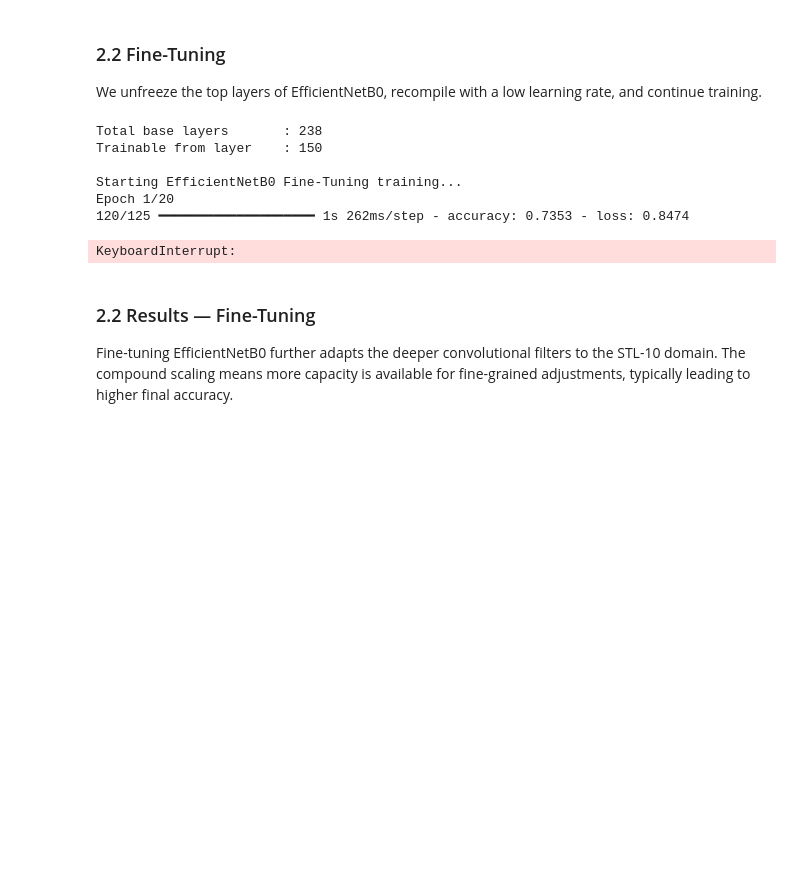
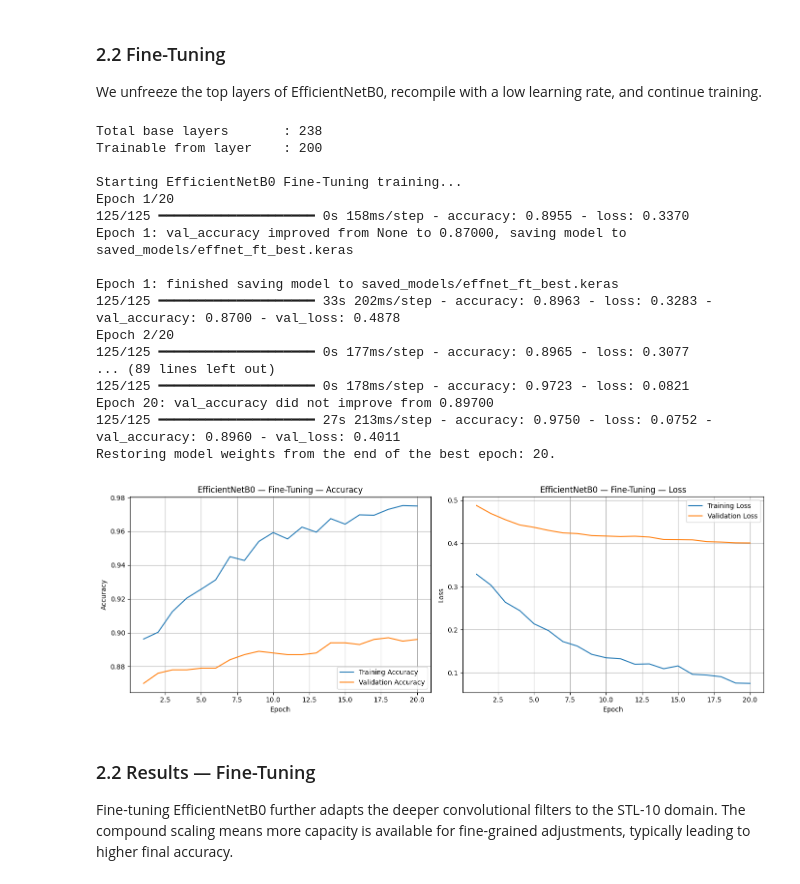
Before and after one commit to byluca/deep-learning-notebooks, a Jupyter notebook: delivery 1 CNN/P1-CNNs-part2.ipynb, the cells around one changed output. Drawn from its saved outputs; the diff is of its cells as text; code cells hidden in the pictures; blank space fills up the shorter version.

```diff
--- a/delivery 1 CNN/P1-CNNs-part2.ipynb
+++ b/delivery 1 CNN/P1-CNNs-part2.ipynb
@@ -414,43 +414,61 @@ EfficientNetB0 leverages the compound scaling approach, allowing it to extract r
 
 We unfreeze the top layers of EfficientNetB0, recompile with a low learning rate, and continue training.
 # %%
-FINE_TUNE_AT_EFF = 150
 effnet_base.trainable = True
+
+FINE_TUNE_AT_EFF = 200
+
 for layer in effnet_base.layers[:FINE_TUNE_AT_EFF]:
     layer.trainable = False
+
+
+for layer in effnet_base.layers:
+    if isinstance(layer, BatchNormalization):
+        layer.trainable = False
 
 print(f"Total base layers       : {len(effnet_base.layers)}")
 print(f"Trainable from layer    : {FINE_TUNE_AT_EFF}")
 
 effnet_fe.compile(
     optimizer=Adam(learning_rate=1e-5),
     loss='categorical_crossentropy',
     metrics=['accuracy']
 )
 
 callbacks_eff_ft = [
     EarlyStopping(monitor='val_loss', patience=4, restore_best_weights=True, verbose=1),
     ModelCheckpoint('saved_models/effnet_ft_best.keras',
                     monitor='val_accuracy', save_best_only=True, verbose=1)
 ]
 
 print("\nStarting EfficientNetB0 Fine-Tuning training...")
 history_eff_ft = effnet_fe.fit(
     ds_train_255,
     validation_data=ds_val_255,
     epochs=20,
     callbacks=callbacks_eff_ft
 )
 
 plot_history(history_eff_ft, title="EfficientNetB0 — Fine-Tuning")
 # %% [output]
 Total base layers       : 238
-Trainable from layer    : 150
+Trainable from layer    : 200
 
 Starting EfficientNetB0 Fine-Tuning training...
 Epoch 1/20
-120/125 ━━━━━━━━━━━━━━━━━━━━ 1s 262ms/step - accuracy: 0.7353 - loss: 0.8474
+125/125 ━━━━━━━━━━━━━━━━━━━━ 0s 158ms/step - accuracy: 0.8955 - loss: 0.3370
+Epoch 1: val_accuracy improved from None to 0.87000, saving model to saved_models/effnet_ft_best.keras
+
+Epoch 1: finished saving model to saved_models/effnet_ft_best.keras
+125/125 ━━━━━━━━━━━━━━━━━━━━ 33s 202ms/step - accuracy: 0.8963 - loss: 0.3283 - val_accuracy: 0.8700 - val_loss: 0.4878
+Epoch 2/20
+125/125 ━━━━━━━━━━━━━━━━━━━━ 0s 177ms/step - accuracy: 0.8965 - loss: 0.3077
+... (89 lines left out)
+125/125 ━━━━━━━━━━━━━━━━━━━━ 0s 178ms/step - accuracy: 0.9723 - loss: 0.0821
+Epoch 20: val_accuracy did not improve from 0.89700
+125/125 ━━━━━━━━━━━━━━━━━━━━ 27s 213ms/step - accuracy: 0.9750 - loss: 0.0752 - val_accuracy: 0.8960 - val_loss: 0.4011
+Restoring model weights from the end of the best epoch: 20.
-KeyboardInterrupt:
+[figure, added]
 # %% [markdown]
 ### 2.2 Results — Fine-Tuning
 
```
Also changed, not shown: parts of 9 cells of this notebook, 4 other files.
